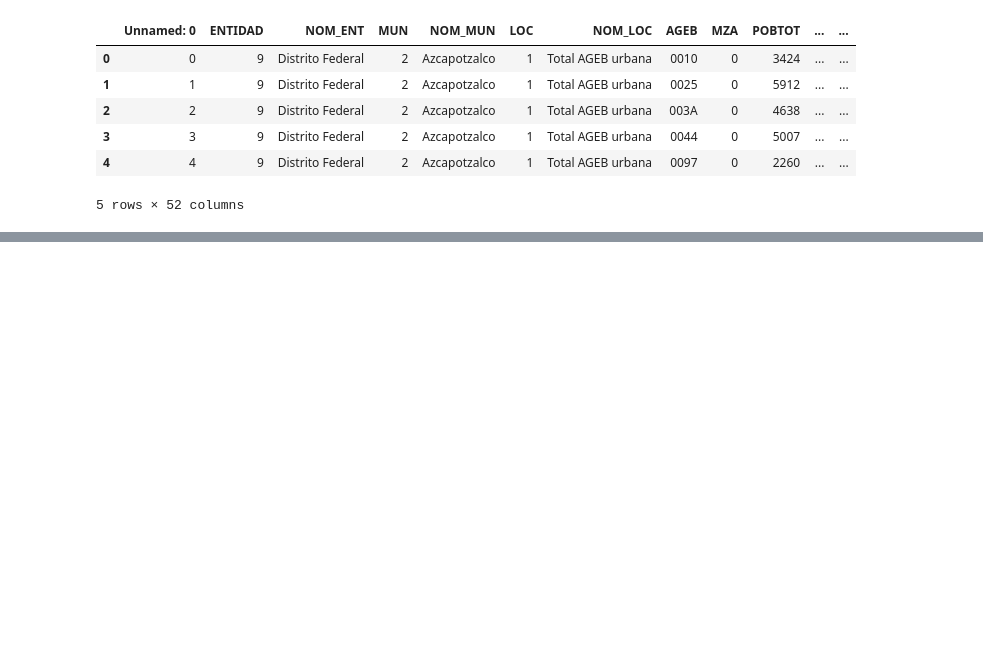
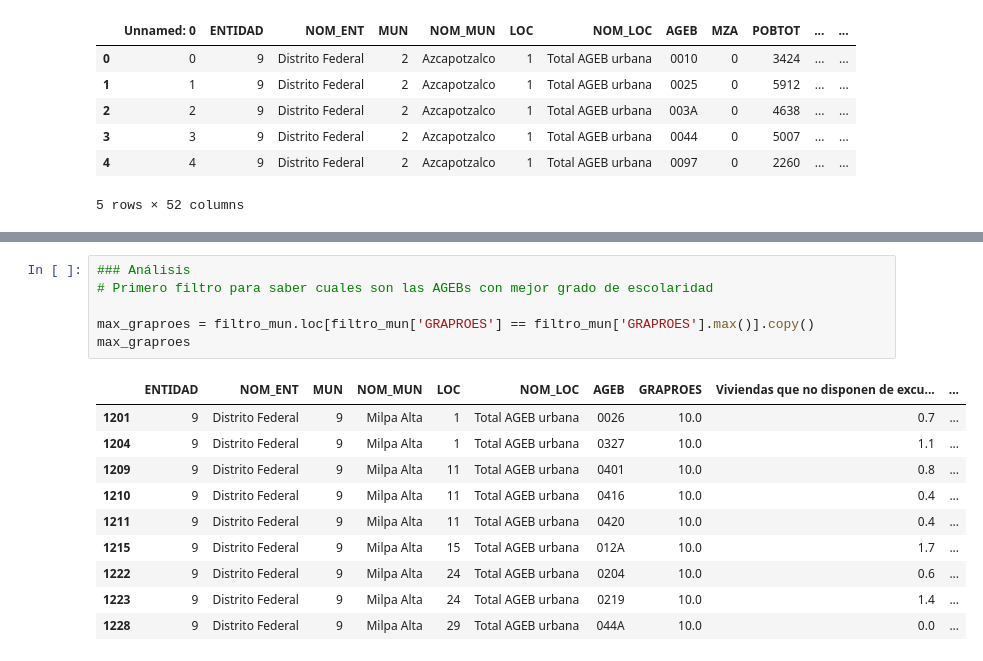
Before and after one commit to Iarmas/Project-1, a Jupyter notebook: NivelSocioeconomico/Nivel_Socio.ipynb, the cells around one changed output, grey strips where cells are left out. Saved outputs shown, nothing was run; the diff lists cells and outputs as text; blank space fills up the shorter version.

```diff
--- a/NivelSocioeconomico/Nivel_Socio.ipynb
+++ b/NivelSocioeconomico/Nivel_Socio.ipynb
@@ -36,0 +98,17 @@ readF
+# %%
+### Análisis
+# Primero filtro para saber cuales son las AGEBs con mejor grado de escolaridad
+
+max_graproes = filtro_mun.loc[filtro_mun['GRAPROES'] == filtro_mun['GRAPROES'].max()].copy()
+max_graproes
+# %% [output]
+|  | ENTIDAD | NOM_ENT | MUN | NOM_MUN | LOC | NOM_LOC | AGEB | GRAPROES | Viviendas que no disponen de excu... | ... |
+| 1201 | 9 | Distrito Federal | 9 | Milpa Alta | 1 | Total AGEB urbana | 0026 | 10.0 | 0.7 | ... |
+| 1204 | 9 | Distrito Federal | 9 | Milpa Alta | 1 | Total AGEB urbana | 0327 | 10.0 | 1.1 | ... |
+| 1209 | 9 | Distrito Federal | 9 | Milpa Alta | 11 | Total AGEB urbana | 0401 | 10.0 | 0.8 | ... |
+| 1210 | 9 | Distrito Federal | 9 | Milpa Alta | 11 | Total AGEB urbana | 0416 | 10.0 | 0.4 | ... |
+| 1211 | 9 | Distrito Federal | 9 | Milpa Alta | 11 | Total AGEB urbana | 0420 | 10.0 | 0.4 | ... |
+| 1215 | 9 | Distrito Federal | 9 | Milpa Alta | 15 | Total AGEB urbana | 012A | 10.0 | 1.7 | ... |
+| 1222 | 9 | Distrito Federal | 9 | Milpa Alta | 24 | Total AGEB urbana | 0204 | 10.0 | 0.6 | ... |
+| 1223 | 9 | Distrito Federal | 9 | Milpa Alta | 24 | Total AGEB urbana | 0219 | 10.0 | 1.4 | ... |
+| 1228 | 9 | Distrito Federal | 9 | Milpa Alta | 29 | Total AGEB urbana | 044A | 10.0 | 0.0 | ... |
```
Also changed, not shown: parts of 12 cells of this notebook.
